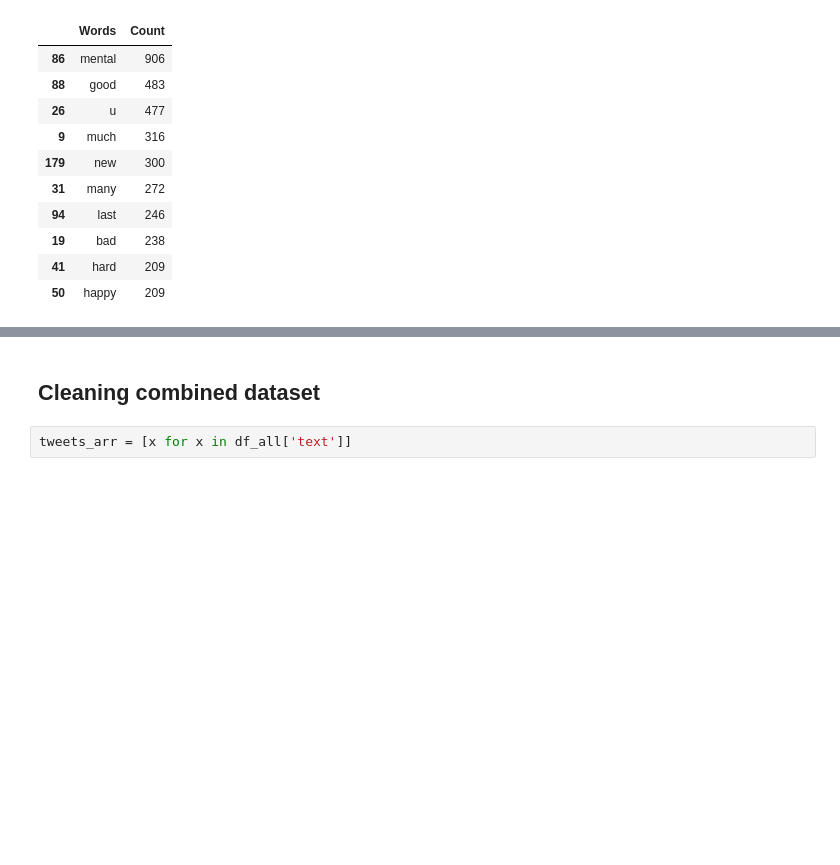
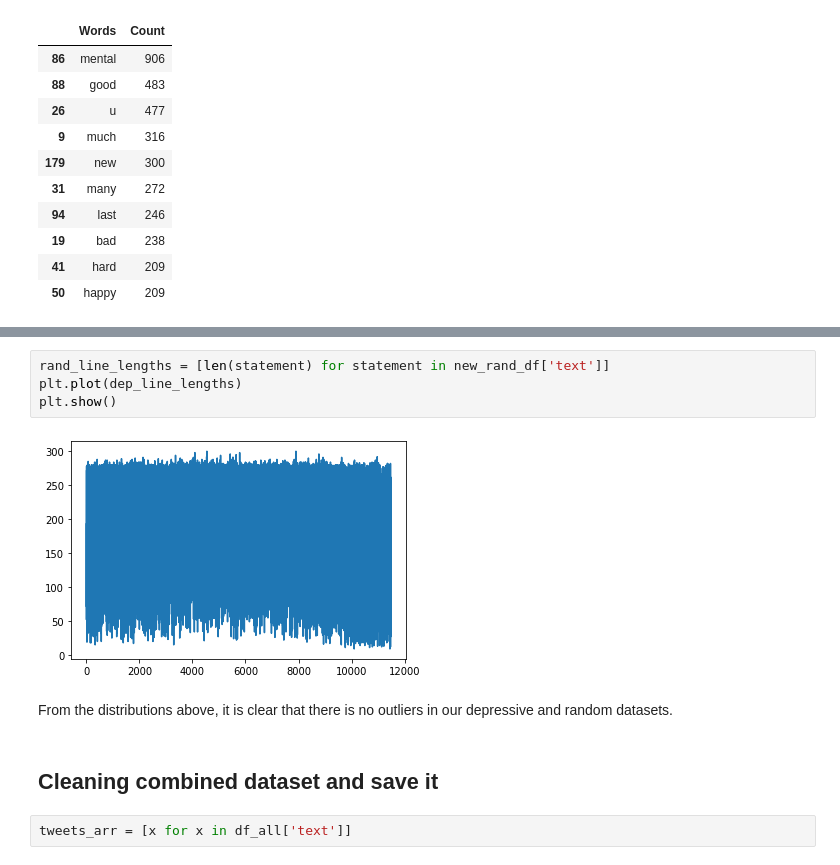
Before and after one commit to miladrezazadeh/twitter_depression_detection, a Jupyter notebook: notebooks/data_cleaning_exploration.ipynb, the cells around one changed output, grey strips where cells are left out. Saved outputs shown, nothing was run; the diff lists cells and outputs as text; blank space fills up the shorter version.

```diff
--- a/notebooks/data_cleaning.ipynb
+++ b/notebooks/data_cleaning_exploration.ipynb
@@ -513,5 +610,13 @@ df.head(10)  # Check dataframe first 10 rows
+# %%
+rand_line_lengths = [len(statement) for statement in new_rand_df['text']]
+plt.plot(dep_line_lengths)
+plt.show()
+# %% [output]
+[figure, added]
+# %% [markdown]
+From the distributions above, it is clear that there is no outliers in our depressive and random datasets.
 # %% [markdown]
-## Cleaning combined dataset
+## Cleaning combined dataset and save it
 # %%
 tweets_arr = [x for x in df_all['text']]
 # %%
```
Also changed, not shown: parts of 62 cells of this notebook, 1 other file.
